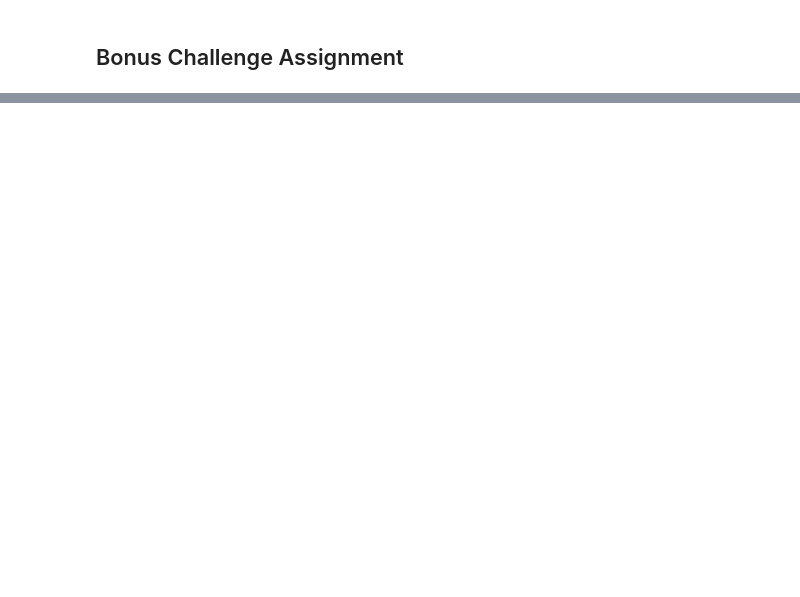
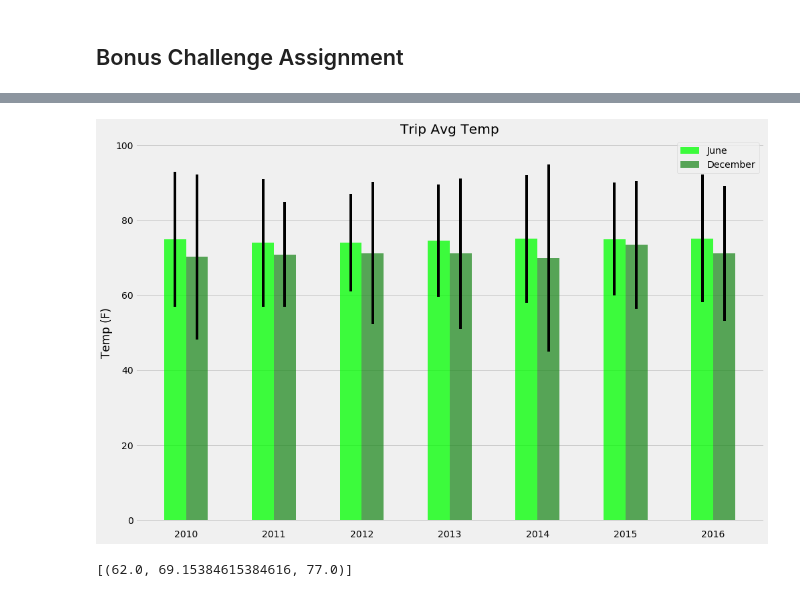
Before and after one commit to rmoesw01/sqlalchemy-challenge, a Jupyter notebook: climate_starter.ipynb, the cells around one changed output, grey strips where cells are left out. Saved outputs shown, nothing was run; the diff lists cells and outputs as text; code cells hidden in the pictures; blank space fills up the shorter version.

```diff
--- a/climate_starter.ipynb
+++ b/climate_starter.ipynb
@@ -222,3 +261,39 @@ NameError: name 'Measurement' is not defined
+# %%
+# Plot the results from your previous query as a bar chart.
+# Use "Trip Avg Temp" as your Title
+# Use the average temperature for the y value
+# Use the peak-to-peak (tmax-tmin) value as the y error bar (yerr)
+jun_error = []
+dec_error = []
+
+jun_max_list = compare_temps_df['JunMax'].to_list()
+jun_min_list = compare_temps_df['JunMin'].to_list()
+dec_max_list = compare_temps_df['DecMax'].to_list()
+dec_min_list = compare_temps_df['DecMin'].to_list()
+
+for i in range(0,len(jun_max_list)):
+    jun_error.append(jun_max_list[i] - jun_min_list[i])
+    dec_error.append(dec_max_list[i] - dec_min_list[i])
+
+plt.figure(figsize=(15,10))
+
+barWidth = 0.25
+
+# Set position of bar on X axis
+r1 = np.arange(len(compare_temps_df.index))
+r2 = [x + barWidth for x in r1]
+
+plt.bar(r1,height=compare_temps_df['JunAvg'], alpha=0.75, width=barWidth, color='#00FF00', yerr=jun_error, label='June')
+plt.bar(r2,height=compare_temps_df['DecAvg'], alpha=0.75, width=barWidth, color='#228B22', yerr=dec_error, label='December')
+plt.xticks([r + barWidth/2 for r in range(len(compare_temps_df.index))], compare_temps_df.index)
+plt.ylim(-2,102)
+plt.grid(axis='x')
+plt.title('Trip Avg Temp')
+plt.ylabel('Temp (F)')
+plt.legend()
+plt.show()
+# %% [output]
+[figure, added]
 # %%
 # Calculate the total amount of rainfall per weather station for your trip dates using the previous year's matching dates.
 # Sort this in descending order by precipitation amount and list the station, name, latitude, longitude, and elevation
@@ -237,10 +312,12 @@ def daily_normals(date):
 
     """
 
-    sel = [func.min(Measurement.tobs), func.avg(Measurement.tobs), func.max(Measurement.tobs)]
-    return session.query(*sel).filter(func.strftime("%m-%d", Measurement.date) == date).all()
+    sel = [func.min(Mmt.tobs), func.avg(Mmt.tobs), func.max(Mmt.tobs)]
+    return session.query(*sel).filter(func.strftime("%m-%d", Mmt.date) == date).all()
 
 daily_normals("01-01")
+# %% [output]
+[(62.0, 69.15384615384616, 77.0)]
 # %%
 # calculate the daily normals for your trip
 # push each tuple of calculations into a list called `normals`
```
Also changed, not shown: parts of 10 cells of this notebook.
